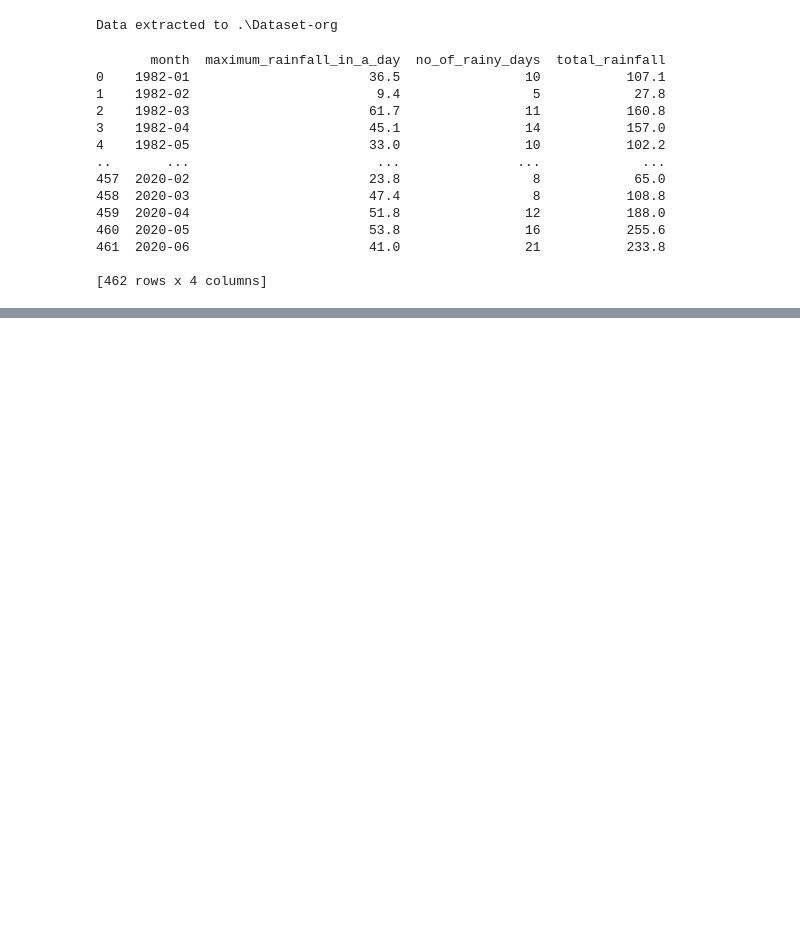
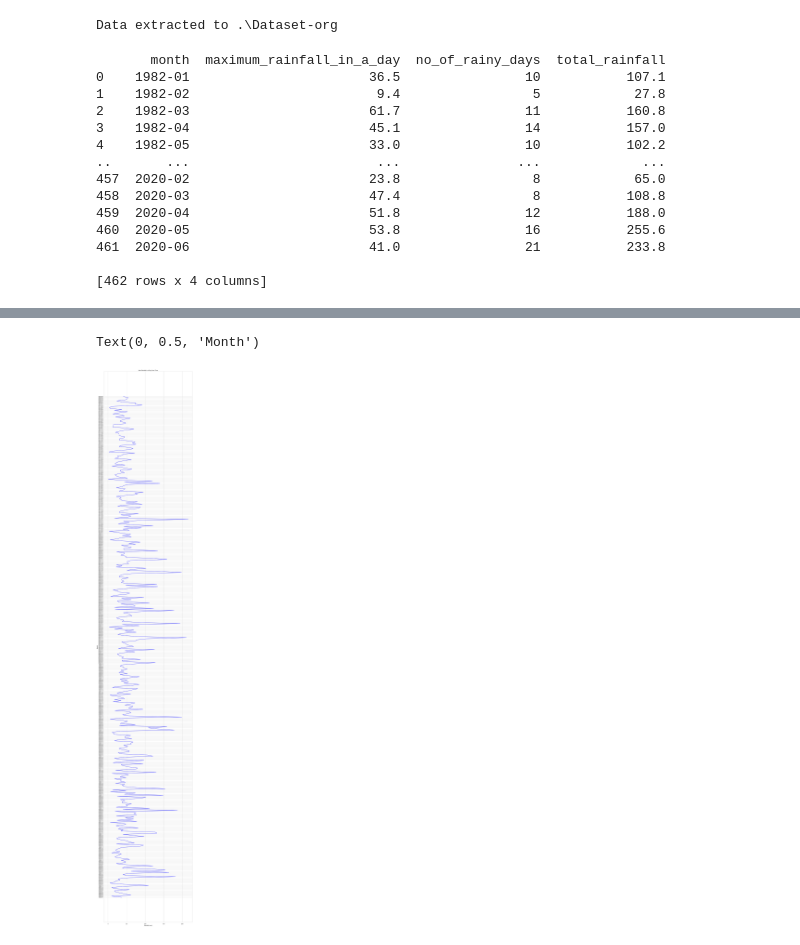
Before and after one commit to sudhi48/Rainfall-Time-Series, a Jupyter notebook: RainfallTimeSeries.ipynb, the cells around one changed output, grey strips where cells are left out. Cells and saved outputs as stored; diff of their text form; code cells hidden in the pictures; blank space fills up the shorter version.

Commit message:
maximum rainfall in a day visualized

```diff
--- a/RainfallTimeSeries.ipynb
+++ b/RainfallTimeSeries.ipynb
@@ -54,3 +54,6 @@ print(df_combined)
 [462 rows x 4 columns]
 # %%
 df_combined.to_csv('Dataset-org/Data/df_combined.csv',index=False)
+# %%
+org_df=pd.read_csv('Dataset-org/Data/df_combined.csv')
+org_df
@@ -56,0 +74,17 @@ df_combined.to_csv('Dataset-org/Data/df_combined.csv',index=False)
+# %%
+import matplotlib.pyplot as plt
+import seaborn as sns
+
+# Set plot style and size
+sns.set_theme(style='whitegrid')
+plt.figure(figsize=(14, 300))
+
+# Plot highest daily rainfall
+plt.subplot(3, 1, 1)
+plt.plot(org_df['maximum_rainfall_in_a_day'],org_df['month'], label='Max Rainfall in a Day', color='blue')
+plt.title('Max Rainfall in a Day Over Time')
+plt.xlabel('Rainfall (mm)')
+plt.ylabel('Month')
+# %% [output]
+Text(0, 0.5, 'Month')
+[figure, added]
```
Also changed, not shown: parts of 1 cell of this notebook.
